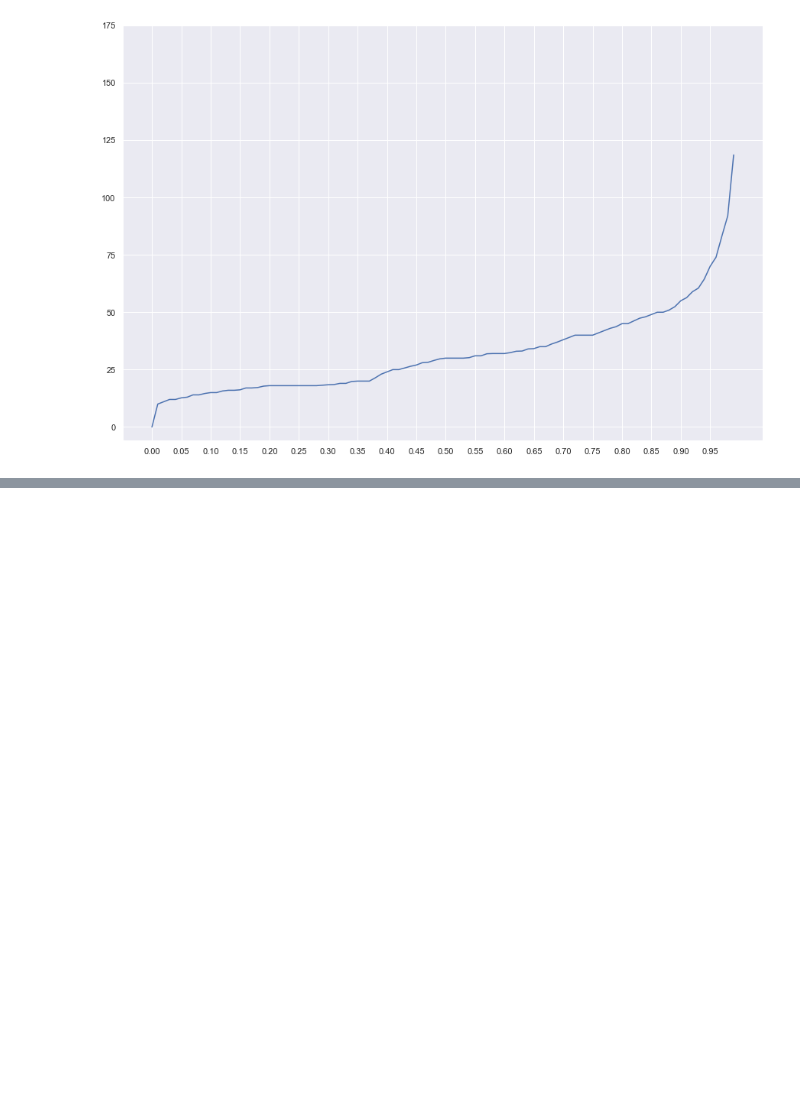
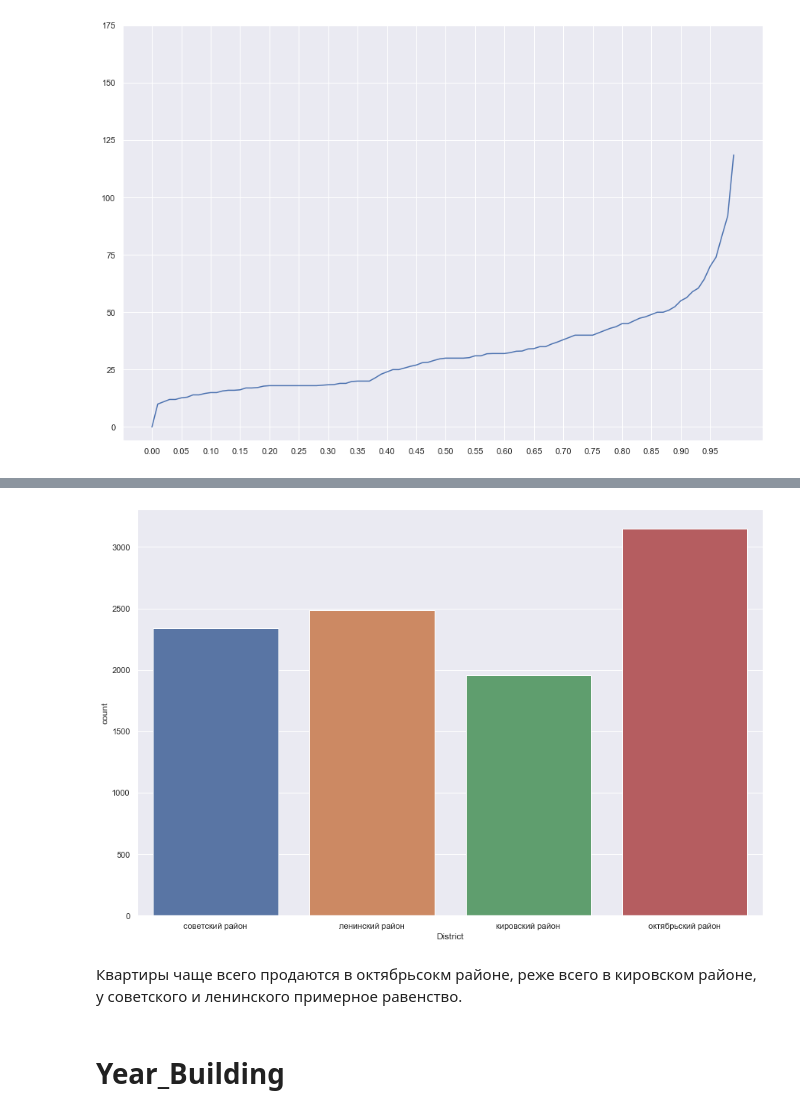
Before and after one commit to balov-oa/Exploratory-Data-Analysis, a Jupyter notebook: Data Processing.ipynb, the cells around one changed output, grey strips where cells are left out. Saved outputs shown, nothing was run; the diff lists cells and outputs as text; code cells hidden in the pictures; blank space fills up the shorter version.

```diff
--- a/Data Processing.ipynb
+++ b/Data Processing.ipynb
@@ -299,0 +397,9 @@ plot.set_yticks(np.arange(0, 200, 25));
+# %%
+plot = sns.countplot(df['District'])
+plt.show()
+# %% [output]
+[figure, added]
+# %% [markdown]
+Квартиры чаще всего продаются в октябрьсокм районе, реже всего в кировском районе, у советского и ленинского примерное равенство.
+# %% [markdown]
+# Year_Building
```
Also changed, not shown: parts of 43 cells of this notebook.
